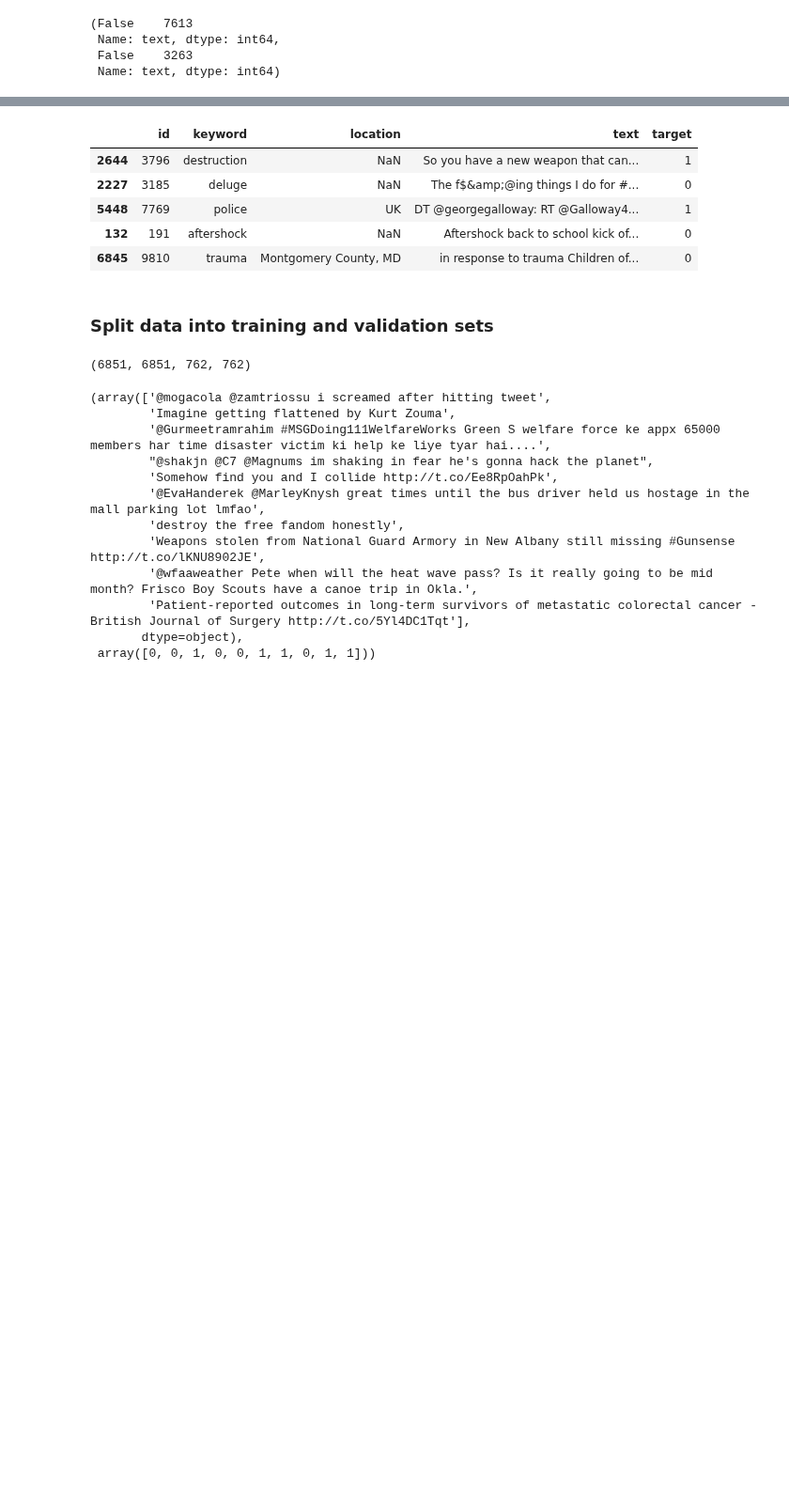
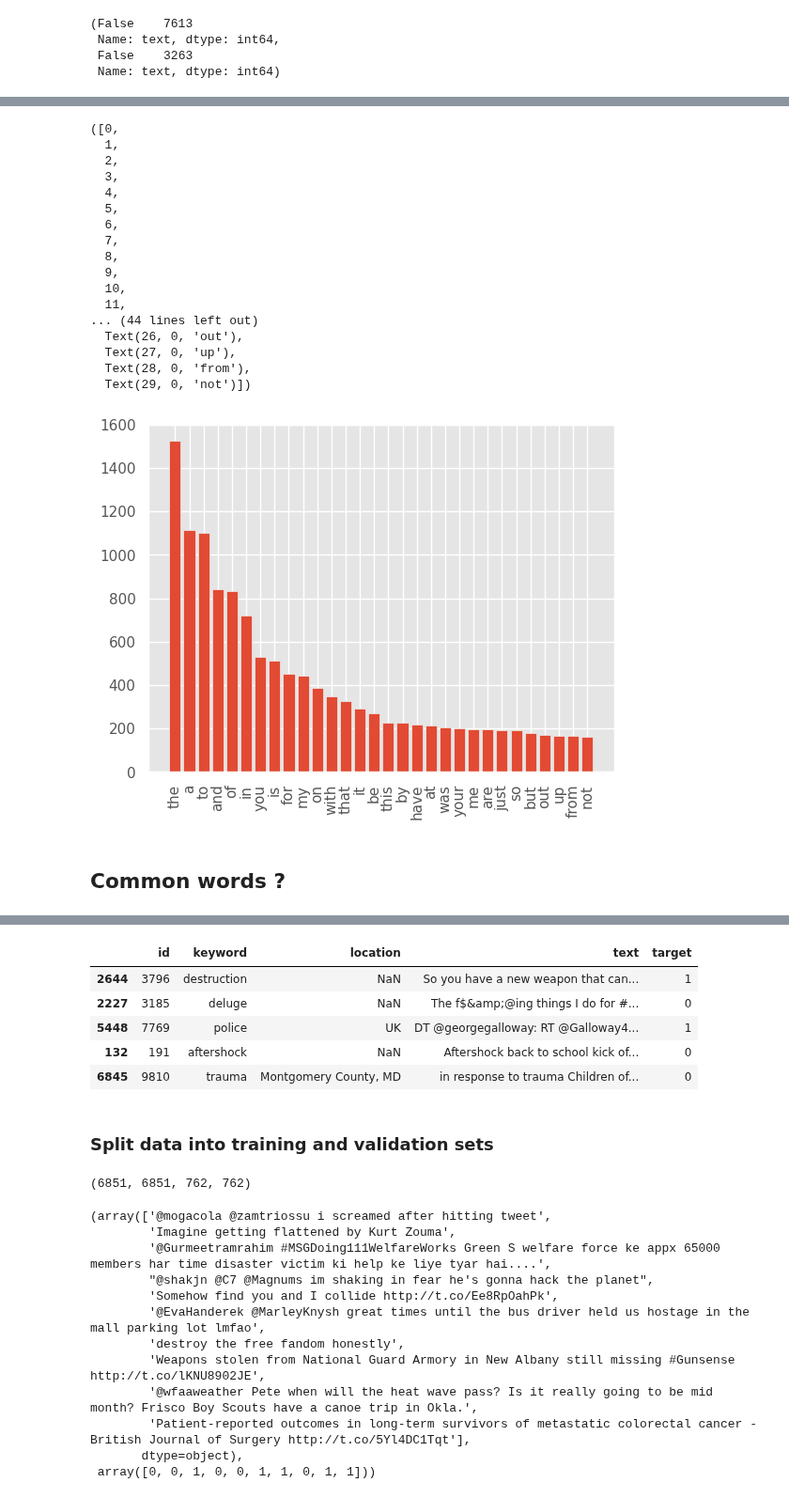
Before and after one commit to 0xpix/Kaggle-competitions, a Jupyter notebook: nlp_with_disaster_tweets.ipynb, the cells around one changed output, grey strips where cells are left out. Shown at 94% size. Drawn from its saved outputs; the diff is of its cells as text; code cells hidden in the pictures; blank space fills up the shorter version.

```diff
--- a/nlp_with_disaster_tweets.ipynb
+++ b/nlp_with_disaster_tweets.ipynb
@@ -80,0 +170,40 @@ train_df['text'].isna().value_counts(), test_df['text'].isna().value_counts()
+# %%
+def create_corpus(target):
+    corpus=[]
+
+    for x in train_df[train_df['target']==target]['text'].str.split():
+        for i in x:
+            corpus.append(i)
+    return corpus
+# %%
+corpus=create_corpus(0)
+
+dic=defaultdict(int)
+for word in corpus:
+    if word in stop:
+        dic[word]+=1
+
+top=sorted(dic.items(), key=lambda x:x[1],reverse=True)[:30]
+# %%
+x,y=zip(*top)
+plt.bar(x,y)
+plt.xticks(rotation=90)
+# %% [output]
+([0,
+  1,
+  2,
+  3,
+  4,
+  5,
+  6,
+  7,
+  8,
+  9,
+  10,
+  11,
+... (44 lines left out)
+  Text(26, 0, 'out'),
+  Text(27, 0, 'up'),
+  Text(28, 0, 'from'),
+  Text(29, 0, 'not')])
+[figure, added]
@@ -80,0 +224,2 @@ train_df['text'].isna().value_counts(), test_df['text'].isna().value_counts()
+# %% [markdown]
+## Common words ?
```
Also changed, not shown: parts of 107 cells of this notebook.
